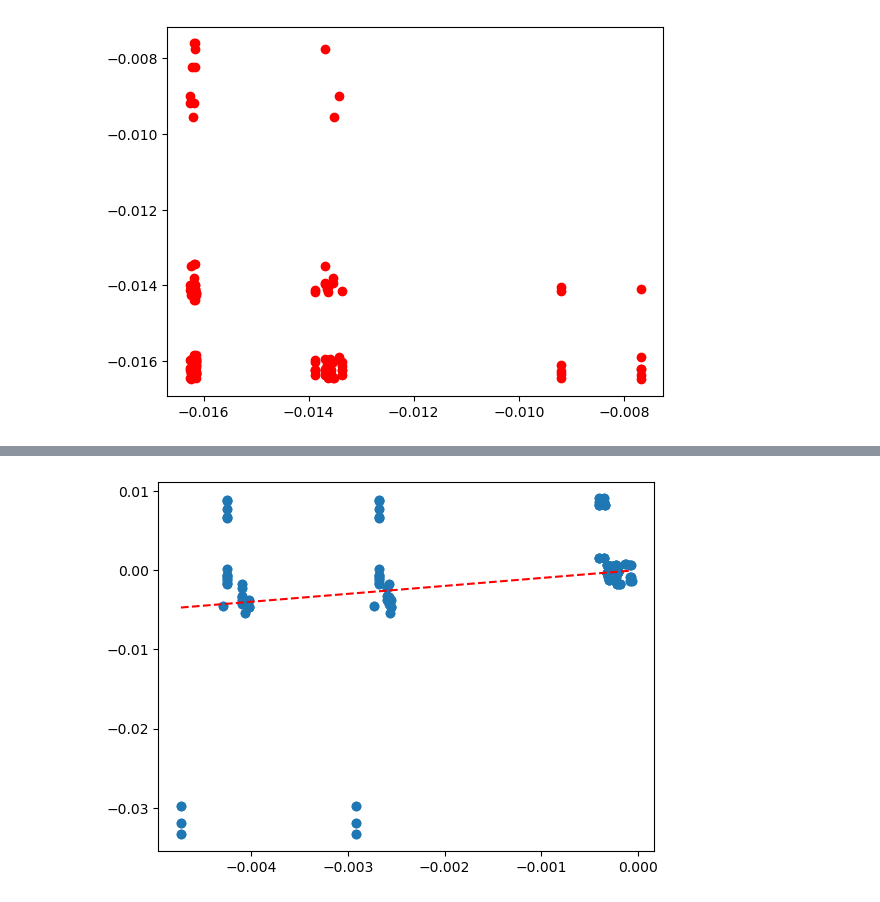
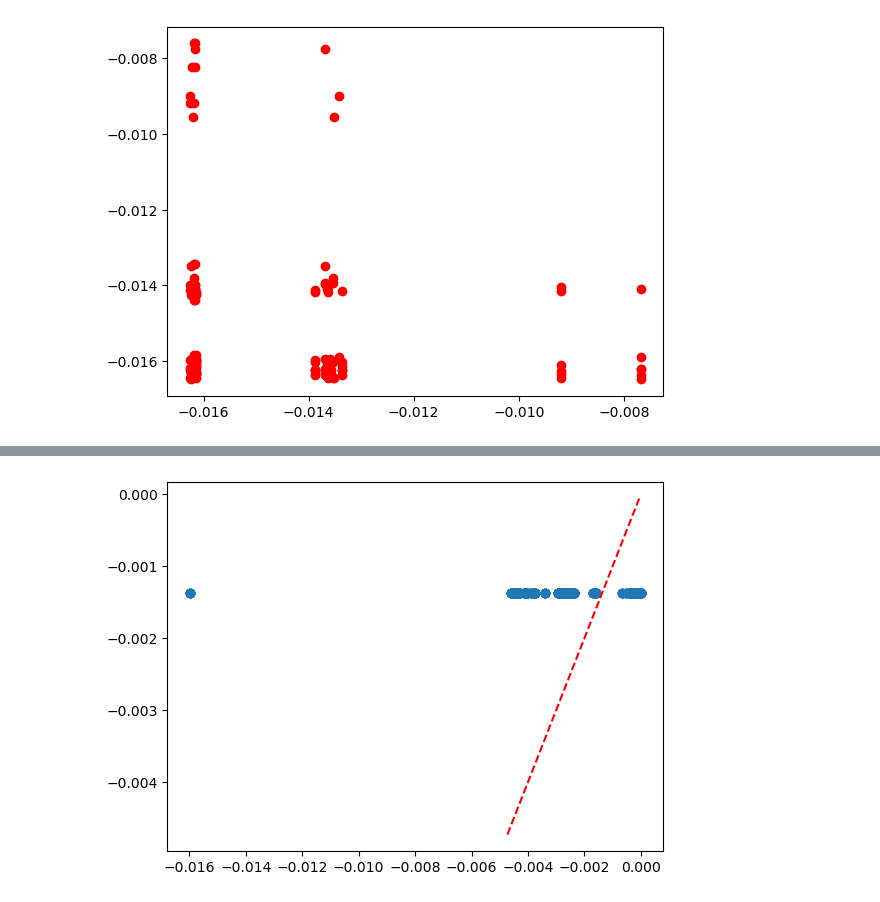
Before and after one commit to Scaralett/ML-correlation, a Jupyter notebook: Alkanes.ipynb, the cells around one changed output, grey strips where cells are left out. Cells and saved outputs as stored; diff of their text form; code cells hidden in the pictures.

```diff
--- a/Alkanes.ipynb
+++ b/Alkanes.ipynb
@@ -112,7 +113,10 @@ selffeaturelist=[]
 selfaddfeatslist=[]
 selflabellist=[]
 noselffeatlist=[]
-noselfaddfeatlist=[]
+noselfaddfeatlist1=[]
+noselfaddfeatlist2=[]
+noselfdenslist1=[]
+noselfdenslist2=[]
 noselflabellist=[]
 
 distancelist=[]
@@ -122,7 +126,7 @@ for k,v in db.projects.items():
     orbitaldt={}
     #stores the XYZ coordinates for the grid to later be used for the distances. key= orbital id, values= 'x','y','z'
     griddt={}
-    #additional features, second moments, orbital energy.
+    #additional features, second moment eigenvalues, orbital energy, kinetic energy.
     orbiaddfeats={}
     #centroid dictionary
     centdt={}
@@ -141,9 +145,12 @@ for k,v in db.projects.items():
             selflabellist.append(float(temp['energy']))
         else:
             noselffeatlist.append(distances(oid1,oid2))
-            noselfaddfeatlist.append(np.append(orbiaddfeats[oid1],orbiaddfeats[oid2]))
+            noselfaddfeatlist1.append(np.append(orbiaddfeats[oid1]))
+            noselfaddfeatlist2.append(np.append(orbiaddfeats[oid2]))
+            noselfdenslist1.append(orbitaldt[oid1])
+            noselfdenslist2.append(orbitaldt[oid2])
             noselflabellist.append(float(temp['energy']))
-            distancelist.append(centdist(oid1,oid2))
+            distancelist.append(np.array([centdist(oid1,oid2)]))
 
 
 
@@ -152,5 +159,6 @@ selffeatures=np.stack(selffeaturelist)
 selfaddfeatures=np.stack(selfaddfeatslist)
 selflabels=np.stack(selflabellist)
 noselffeatures=np.stack(noselffeatlist)
-noselfaddfeatures=np.stack(noselfaddfeatlist)
+#noselfaddfeatures=np.stack(noselfaddfeatlist)
+
 noselflabellist=np.stack(noselflabellist)
@@ -790,20 +908,24 @@ Epoch 2500, Loss: 7.220373277050385e-07
 # %%
-def predict(x1, x2):
-    # Forward pass through NN1
+def predict(x1, x2, x3,x4):
     nn1_output = nn1(x1)
 
+    nn2_output1=nn2(x2)
+    nn2_output2=nn2(x3)
+
     # Combine NN1 output with additional features for NN2 input
-    nn2_input = tf.concat([nn1_output, x2], axis=1)
+    nn3_input = tf.concat([nn1_output,nn2_output1,nn2_output2, x4], axis=1)
 
-    # Forward pass through NN2 to get the final prediction
-    y_pred = nn2(nn2_input)
+    # Forward pass through NN2
+    y_pred = nn3(nn3_input)
 
     return y_pred
 
-predictions=predict(testnoselffeatures,testnoselfaddfeatures)
+predictions=predict(trainnoselffeatures,trainnoselfdens1,trainnoselfdens2, trainnoselfaddfeatures)
 
-plt.scatter(testnoselflabels,predictions)
+import matplotlib.pyplot as plt
+
+plt.scatter(trainnoselflabels,predictions)
 plt.plot((min(testnoselflabels),max(testnoselflabels)),(min(testnoselflabels),max(testnoselflabels)),c='red',linestyle='--')
-plt.savefig('test.png')
+#plt.savefig('test.png')
 # %% [output]
-[figure, old version]
+[figure, new version]
```
Also changed, not shown: parts of 12 cells of this notebook, 1 other file.
